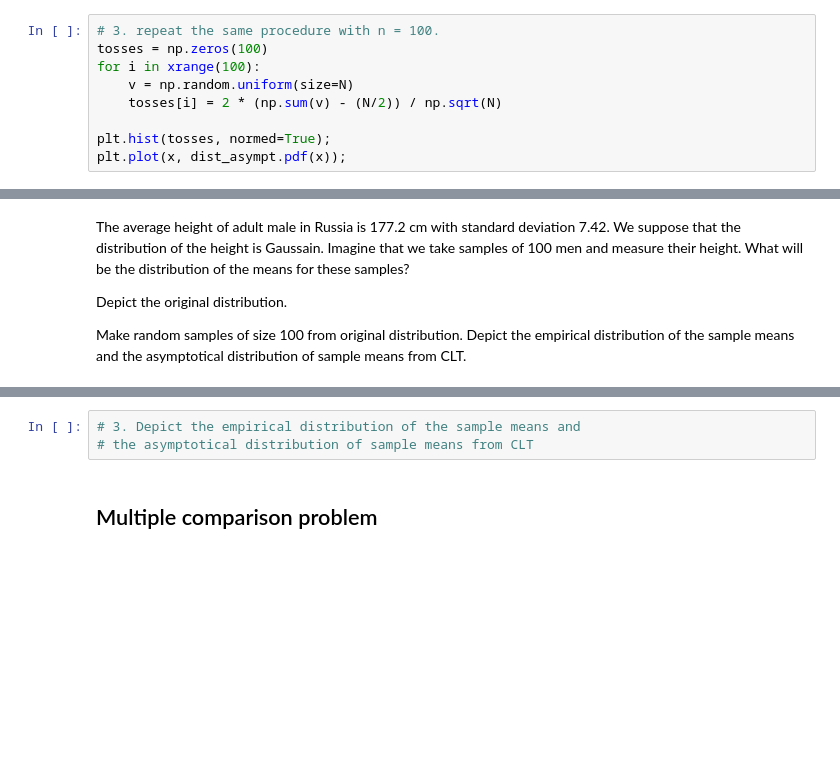
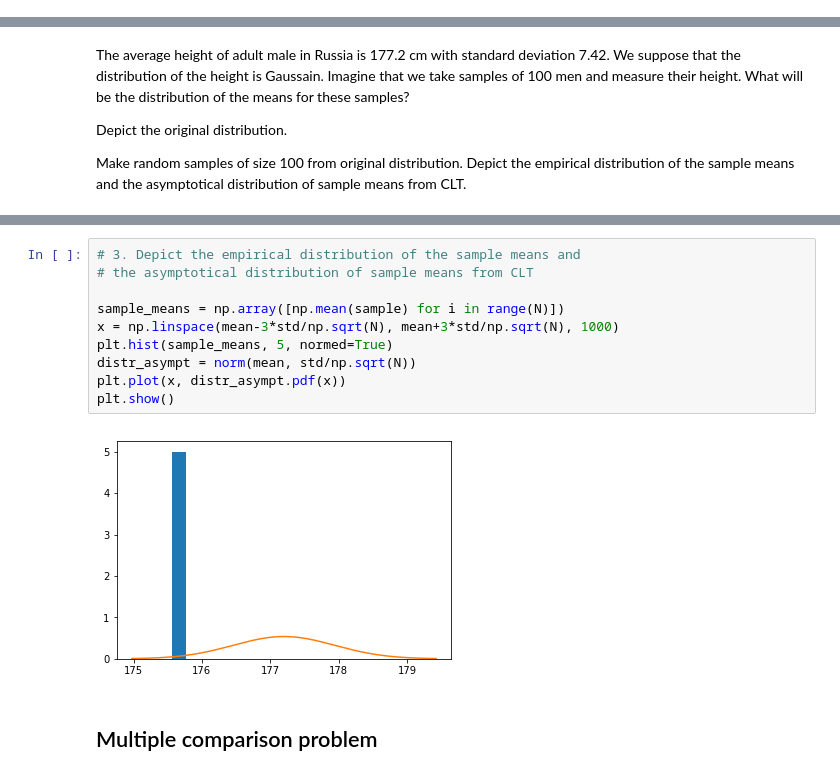
Before and after one commit to fafasonga/advstat-labs, a Jupyter notebook: Lab04/Lab04.ipynb, the cells around one changed output, grey strips where cells are left out. Cells and saved outputs as stored; diff of their text form; blank space fills up the shorter version.

```diff
--- a/Lab04/Lab04.ipynb
+++ b/Lab04/Lab04.ipynb
@@ -83,9 +99,0 @@ plt.plot(x, dist_asympt.pdf(x));
-# %%
-# 3. repeat the same procedure with n = 100.
-tosses = np.zeros(100)
-for i in xrange(100):
-    v = np.random.uniform(size=N)
-    tosses[i] = 2 * (np.sum(v) - (N/2)) / np.sqrt(N)
-
-plt.hist(tosses, normed=True);
-plt.plot(x, dist_asympt.pdf(x));
@@ -123,6 +130,15 @@ plt.plot(x, dist.pdf(x));
-# %%
-# 3. Depict the empirical distribution of the sample means and
-# the asymptotical distribution of sample means from CLT
+# %%
+# 3. Depict the empirical distribution of the sample means and
+# the asymptotical distribution of sample means from CLT
+
+sample_means = np.array([np.mean(sample) for i in range(N)])
+x = np.linspace(mean-3*std/np.sqrt(N), mean+3*std/np.sqrt(N), 1000)
+plt.hist(sample_means, 5, normed=True)
+distr_asympt = norm(mean, std/np.sqrt(N))
+plt.plot(x, distr_asympt.pdf(x))
+plt.show()
+# %% [output]
+[figure, added]
 # %% [markdown]
 ## Multiple comparison problem
 # %% [markdown]
```
Also changed, not shown: parts of 10 cells of this notebook.
